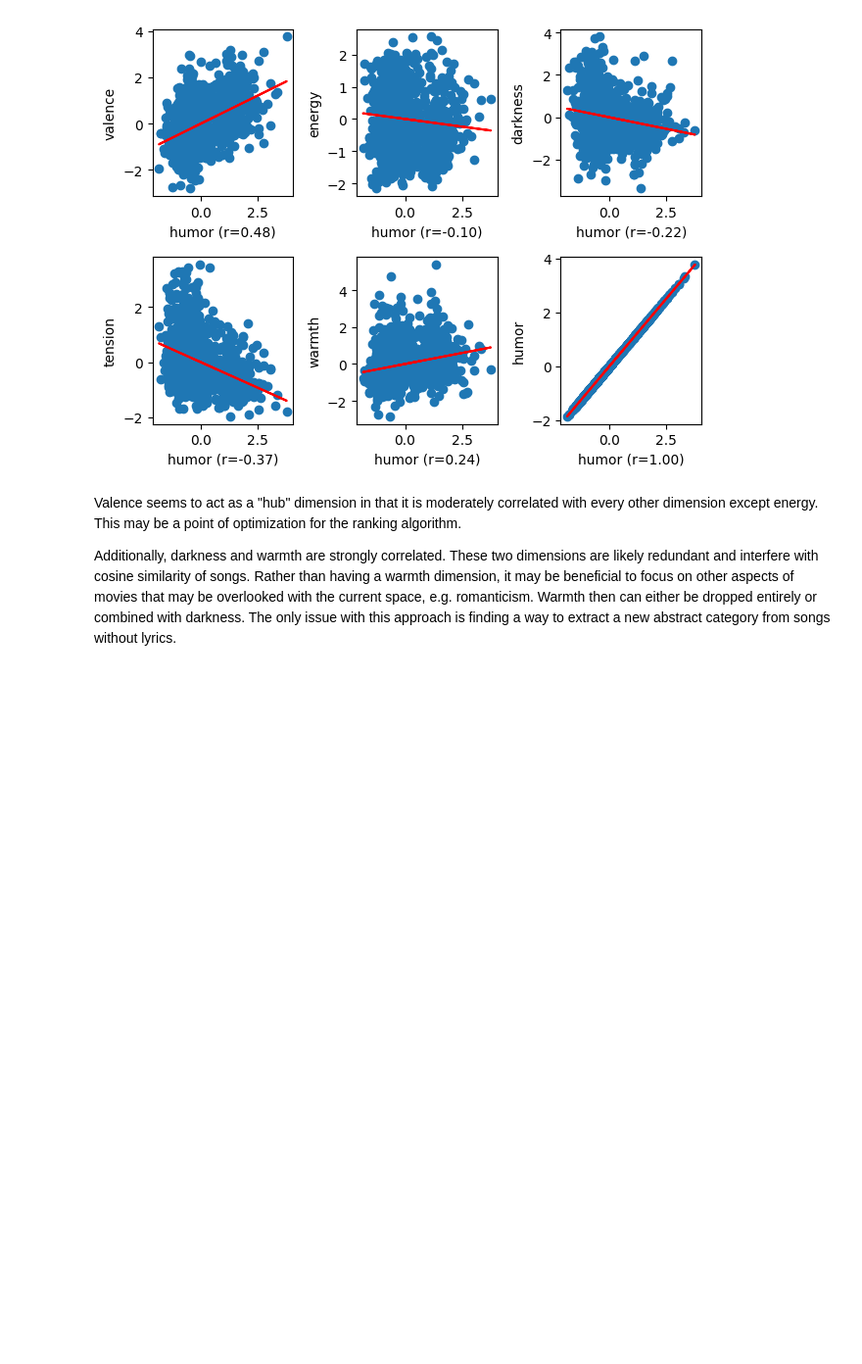
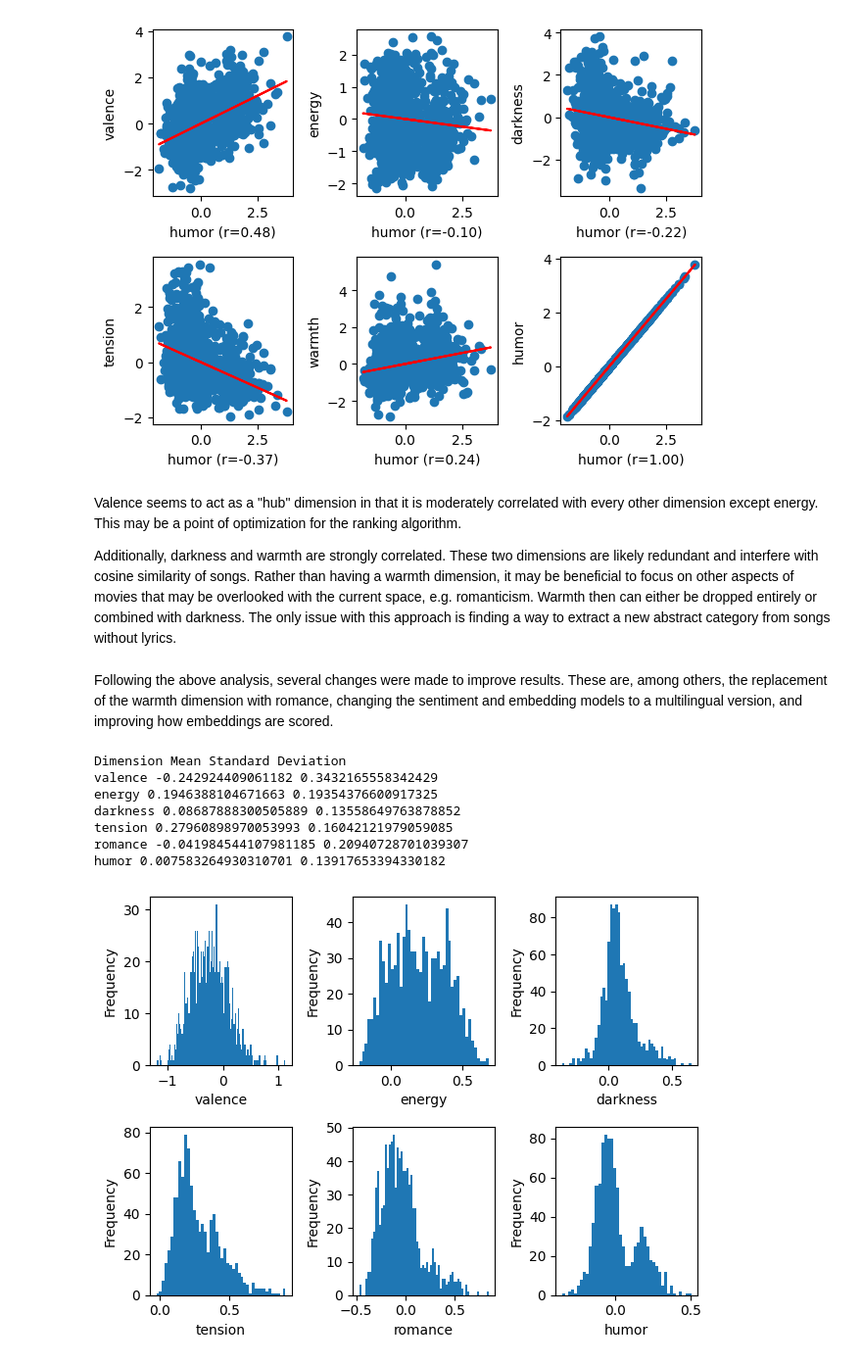
Before and after one commit to charlieboalch/song-to-movie, a Jupyter notebook: movie_analysis.ipynb, the cells around one changed output. Shown at 98% size. Drawn from its saved outputs; the diff is of its cells as text; code cells hidden in the pictures; blank space fills up the shorter version.

Commit message:
Replace "warmth" with "romance" and update embeddings

```diff
--- a/movie_analysis.ipynb
+++ b/movie_analysis.ipynb
@@ -4,7 +4,7 @@ import matplotlib.pyplot as plt
 import numpy as np
 from scipy import stats
 
-df = pd.read_csv('data/movies.csv')
+df = pd.read_csv('data/v1/movies-1.csv')
 dimensions = ['valence', 'energy', 'darkness', 'tension', 'warmth', 'humor']
 # %% [markdown]
 Movies were measured on six different dimensions - valence (or positivity), energy, darkness, tension, warmth, and humor. These were extracted from the movie plot using SBERT, and then adjusted using genre information and user defined tags.
@@ -37,7 +37,7 @@ Tension, warmth, and humor are skewed right while valence, energy, and darkness
 
 Tension and humor both have a second, smaller peak to the right of their larger one. This is likely due to genre adjustments. Movies marked as thrillers and comedies have a +.2 boost to tension and humor, respectively.
 # %%
-df = pd.read_csv('data/movies-z.csv')
+df = pd.read_csv('data/v1/movies-z-1.csv')
 
 for i in range(len(dimensions)):
     plt.subplots(2, 3)
@@ -68,3 +68,32 @@ for i in range(len(dimensions)):
 Valence seems to act as a "hub" dimension in that it is moderately correlated with every other dimension except energy. This may be a point of optimization for the ranking algorithm.
 
 Additionally, darkness and warmth are strongly correlated. These two dimensions are likely redundant and interfere with cosine similarity of songs. Rather than having a warmth dimension, it may be beneficial to focus on other aspects of movies that may be overlooked with the current space, e.g. romanticism. Warmth then can either be dropped entirely or combined with darkness. The only issue with this approach is finding a way to extract a new abstract category from songs without lyrics.
+# %% [markdown]
+Following the above analysis, several changes were made to improve results. These are, among others, the replacement of the warmth dimension with romance, changing the sentiment and embedding models to a multilingual version, and improving how embeddings are scored.
+# %%
+df = pd.read_csv('data/movies.csv')
+dimensions = ['valence', 'energy', 'darkness', 'tension', 'romance', 'humor']
+
+plt.subplots(nrows=2, ncols=3)
+print("Dimension", "Mean", "Standard Deviation")
+
+for i in range(len(dimensions)):
+    data = df[dimensions[i]]
+    print(dimensions[i], data.mean(), data.std())
+
+    plt.subplot(2, 3, i + 1)
+    plt.hist(data, bins=np.arange(min(data), max(data) + 0.02, 0.02))
+    plt.xlabel(dimensions[i])
+    plt.ylabel('Frequency')
+
+plt.tight_layout()
+plt.show()
+# %% [output]
+Dimension Mean Standard Deviation
+valence -0.242924409061182 0.3432165558342429
+energy 0.1946388104671663 0.19354376600917325
+darkness 0.08687888300505889 0.13558649763878852
+tension 0.27960898970053993 0.16042121979059085
+romance -0.041984544107981185 0.20940728701039307
+humor 0.007583264930310701 0.13917653394330182
+[figure, added]
```
Also changed, not shown: parts of 3 cells of this notebook, 9 other files.
